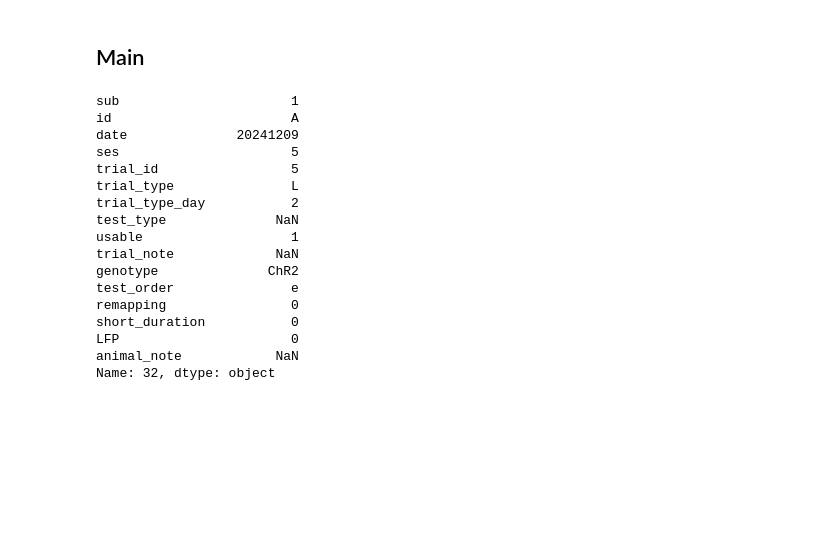
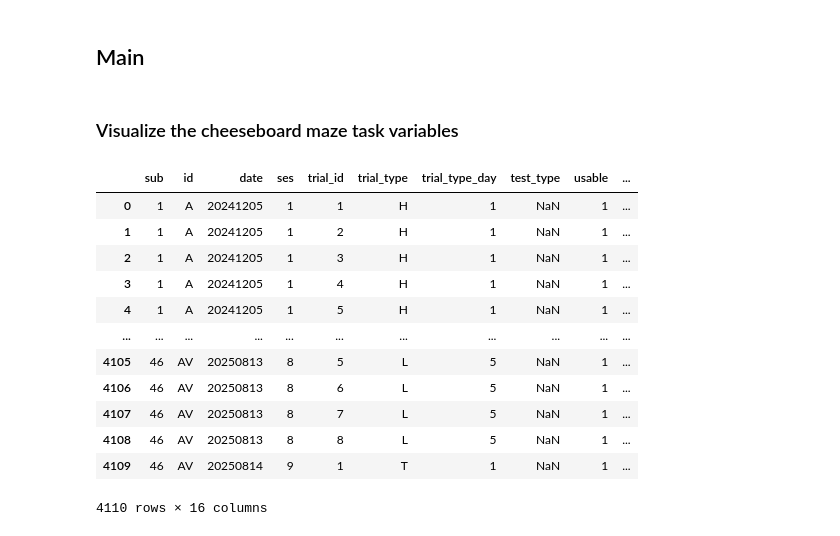
Before and after one commit to Koushouu/Cheeseboard, a Jupyter notebook: exploratory/cyh_basic_measurements.ipynb, the cells around one changed output. Cells and saved outputs as stored; diff of their text form; code cells hidden in the pictures; blank space fills up the shorter version.

```diff
--- a/exploratory/cyh_basic_measurements.ipynb
+++ b/exploratory/cyh_basic_measurements.ipynb
@@ -64,5 +89,23 @@ def compute_well_behav_metrics_all(x_loc, y_loc, well_coords):
     return all_metrics
 # %% [markdown]
 ## Main
+# %% [markdown]
+### Visualize the cheeseboard maze task variables
+# %%
+metadata
+# %% [output]
+|  | sub | id | date | ses | trial_id | trial_type | trial_type_day | test_type | usable | ... |
+| 0 | 1 | A | 20241205 | 1 | 1 | H | 1 | NaN | 1 | ... |
+| 1 | 1 | A | 20241205 | 1 | 2 | H | 1 | NaN | 1 | ... |
+| 2 | 1 | A | 20241205 | 1 | 3 | H | 1 | NaN | 1 | ... |
+| 3 | 1 | A | 20241205 | 1 | 4 | H | 1 | NaN | 1 | ... |
+| 4 | 1 | A | 20241205 | 1 | 5 | H | 1 | NaN | 1 | ... |
+| ... | ... | ... | ... | ... | ... | ... | ... | ... | ... | ... |
+| 4105 | 46 | AV | 20250813 | 8 | 5 | L | 5 | NaN | 1 | ... |
+| 4106 | 46 | AV | 20250813 | 8 | 6 | L | 5 | NaN | 1 | ... |
+| 4107 | 46 | AV | 20250813 | 8 | 7 | L | 5 | NaN | 1 | ... |
+| 4108 | 46 | AV | 20250813 | 8 | 8 | L | 5 | NaN | 1 | ... |
+| 4109 | 46 | AV | 20250814 | 9 | 1 | T | 1 | NaN | 1 | ... |
+4110 rows × 16 columns
 # %%
 metadata = util.load_metadata()
@@ -71,23 +114,3 @@ position = dl.get_data('position')
 cheeseboardMap = util.load_cheeseboard_map()
 triggerLoc = dl.get_data('triggerLoc')
 img = dl.get_data('trace')
-# %%
-metadata.iloc[32]
-# %% [output]
-sub                      1
-id                       A
-date              20241209
-ses                      5
-trial_id                 5
-trial_type               L
-trial_type_day           2
-test_type              NaN
-usable                   1
-trial_note             NaN
-genotype              ChR2
-test_order               e
-remapping                0
-short_duration           0
-LFP                      0
-animal_note            NaN
-Name: 32, dtype: object
```
Also changed, not shown: parts of 14 cells of this notebook.
